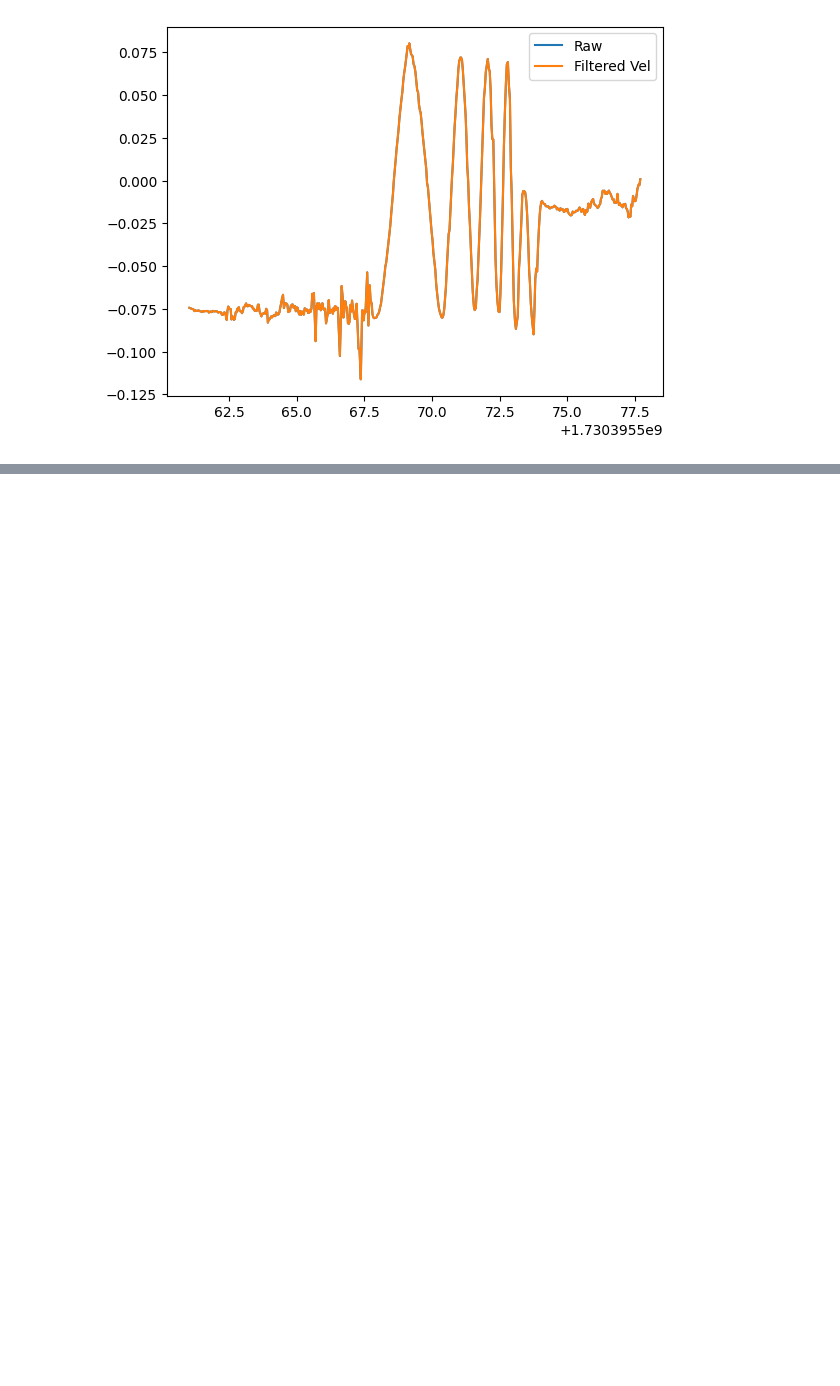
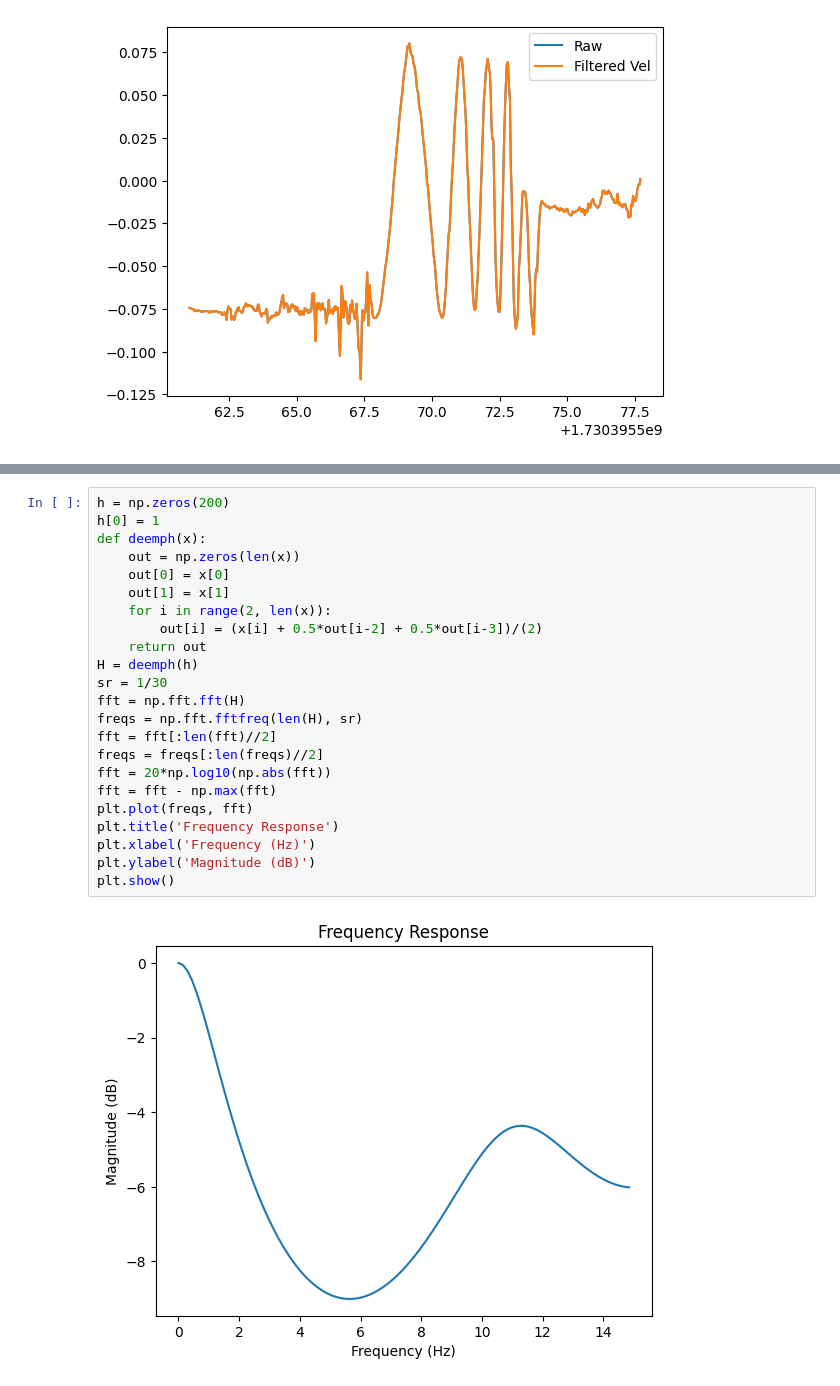
Before and after one commit to Shaquible/ENPH454-TouchProjector, a Jupyter notebook: filterTest.ipynb, the cells around one changed output, grey strips where cells are left out. Saved outputs shown, nothing was run; the diff lists cells and outputs as text; blank space fills up the shorter version.

```diff
--- a/filterTest.ipynb
+++ b/filterTest.ipynb
@@ -126,0 +127,25 @@ plt.show()
+# %%
+h = np.zeros(200)
+h[0] = 1
+def deemph(x):
+    out = np.zeros(len(x))
+    out[0] = x[0]
+    out[1] = x[1]
+    for i in range(2, len(x)):
+        out[i] = (x[i] + 0.5*out[i-2] + 0.5*out[i-3])/(2)
+    return out
+H = deemph(h)
+sr = 1/30
+fft = np.fft.fft(H)
+freqs = np.fft.fftfreq(len(H), sr)
+fft = fft[:len(fft)//2]
+freqs = freqs[:len(freqs)//2]
+fft = 20*np.log10(np.abs(fft))
+fft = fft - np.max(fft)
+plt.plot(freqs, fft)
+plt.title('Frequency Response')
+plt.xlabel('Frequency (Hz)')
+plt.ylabel('Magnitude (dB)')
+plt.show()
+# %% [output]
+[figure, added]
```
Also changed, not shown: parts of 1 cell of this notebook, 3 other files.
